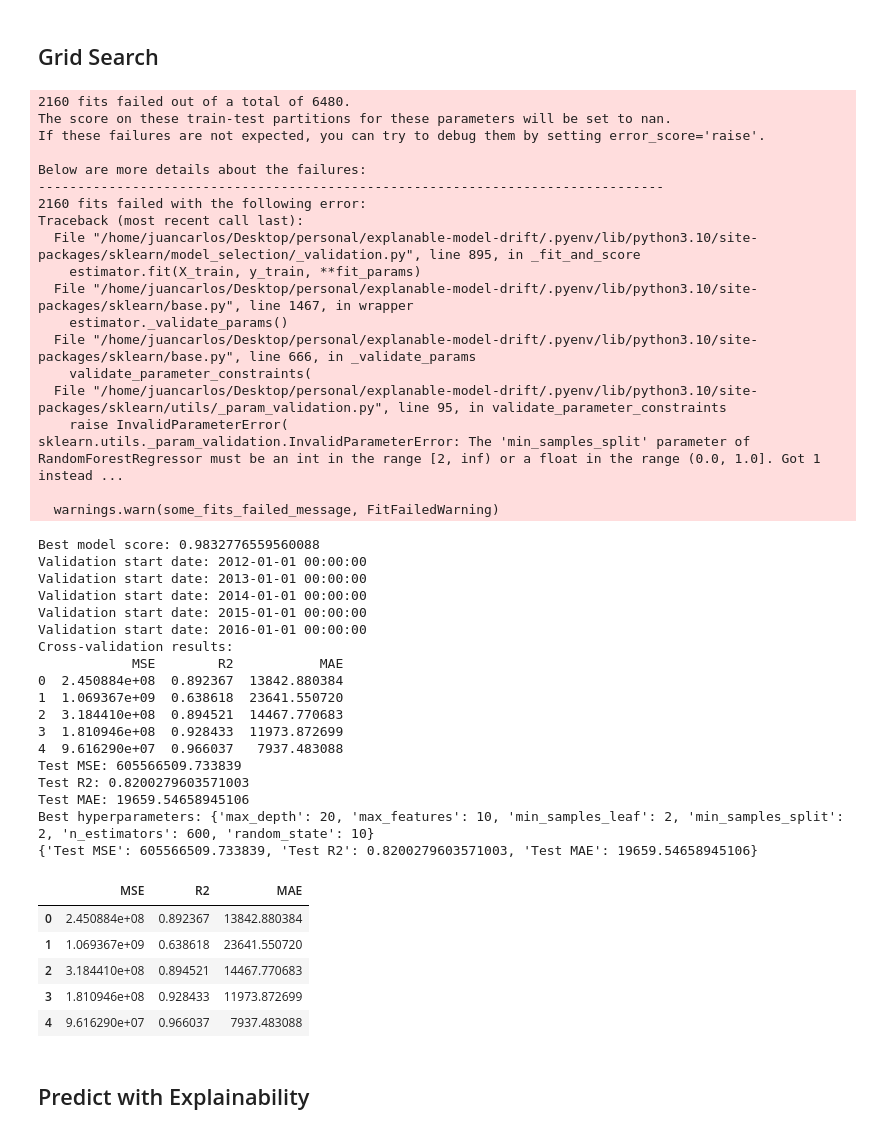
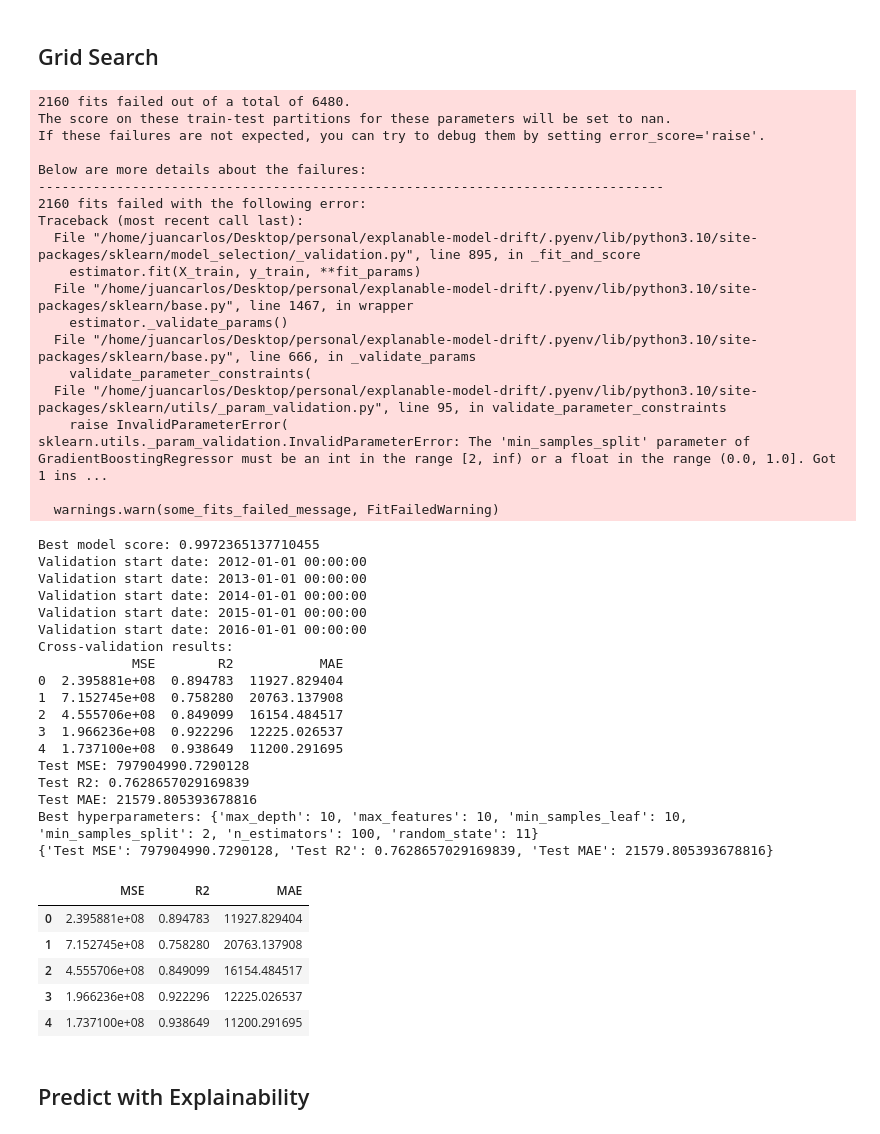
Before and after one commit to JCruiz15/explanable-model-drift, a Jupyter notebook: scripts/regression_tourism_final.ipynb, the cells around one changed output. Drawn from its saved outputs; the diff is of its cells as text; code cells hidden in the pictures.

```diff
--- a/scripts/regression_tourism_final.ipynb
+++ b/scripts/regression_tourism_final.ipynb
@@ -506,7 +506,7 @@ def rf_grid_search(
     tscv = TimeSeriesSplit(n_splits=n_splits, test_size=test_size)
 
     # Base model
-    rf_model = RandomForestRegressor()
+    rf_model = GradientBoostingRegressor()
 
     # Hyperparameter search with GridSearchCV
     gd_search = GridSearchCV(
@@ -586,57 +586,57 @@ param_distributions = {
     'max_depth': [10, 20, 30, 40, 50, None],
     'min_samples_split': [1, 2, 4],
     'min_samples_leaf': [2, 5, 10],
-    'random_state': [10]
+    'random_state': [11]
 }
 
 results_df, best_model, best_params, test_metrics = rf_grid_search(X_train, pd.Series(y_train), X_test, pd.Series(y_test), param_distributions)
 
 print(test_metrics)
 results_df
 # %% [output]
 2160 fits failed out of a total of 6480.
 The score on these train-test partitions for these parameters will be set to nan.
 If these failures are not expected, you can try to debug them by setting error_score='raise'.
 
 Below are more details about the failures:
 --------------------------------------------------------------------------------
 2160 fits failed with the following error:
 Traceback (most recent call last):
   File "/home/juancarlos/Desktop/personal/explanable-model-drift/.pyenv/lib/python3.10/site-packages/sklearn/model_selection/_validation.py", line 895, in _fit_and_score
     estimator.fit(X_train, y_train, **fit_params)
   File "/home/juancarlos/Desktop/personal/explanable-model-drift/.pyenv/lib/python3.10/site-packages/sklearn/base.py", line 1467, in wrapper
     estimator._validate_params()
   File "/home/juancarlos/Desktop/personal/explanable-model-drift/.pyenv/lib/python3.10/site-packages/sklearn/base.py", line 666, in _validate_params
     validate_parameter_constraints(
   File "/home/juancarlos/Desktop/personal/explanable-model-drift/.pyenv/lib/python3.10/site-packages/sklearn/utils/_param_validation.py", line 95, in validate_parameter_constraints
     raise InvalidParameterError(
-sklearn.utils._param_validation.InvalidParameterError: The 'min_samples_split' parameter of RandomForestRegressor must be an int in the range [2, inf) or a float in the range (0.0, 1.0]. Got 1 instead ...
+sklearn.utils._param_validation.InvalidParameterError: The 'min_samples_split' parameter of GradientBoostingRegressor must be an int in the range [2, inf) or a float in the range (0.0, 1.0]. Got 1 ins ...
 
   warnings.warn(some_fits_failed_message, FitFailedWarning)
-Best model score: 0.9832776559560088
+Best model score: 0.9972365137710455
 Validation start date: 2012-01-01 00:00:00
 Validation start date: 2013-01-01 00:00:00
 Validation start date: 2014-01-01 00:00:00
 Validation start date: 2015-01-01 00:00:00
 Validation start date: 2016-01-01 00:00:00
 Cross-validation results:
             MSE        R2           MAE
-0  2.450884e+08  0.892367  13842.880384
-1  1.069367e+09  0.638618  23641.550720
-2  3.184410e+08  0.894521  14467.770683
-3  1.810946e+08  0.928433  11973.872699
-4  9.616290e+07  0.966037   7937.483088
-Test MSE: 605566509.733839
-Test R2: 0.8200279603571003
-Test MAE: 19659.54658945106
-Best hyperparameters: {'max_depth': 20, 'max_features': 10, 'min_samples_leaf': 2, 'min_samples_split': 2, 'n_estimators': 600, 'random_state': 10}
-{'Test MSE': 605566509.733839, 'Test R2': 0.8200279603571003, 'Test MAE': 19659.54658945106}
+0  2.395881e+08  0.894783  11927.829404
+1  7.152745e+08  0.758280  20763.137908
+2  4.555706e+08  0.849099  16154.484517
+3  1.966236e+08  0.922296  12225.026537
+4  1.737100e+08  0.938649  11200.291695
+Test MSE: 797904990.7290128
+Test R2: 0.7628657029169839
+Test MAE: 21579.805393678816
+Best hyperparameters: {'max_depth': 10, 'max_features': 10, 'min_samples_leaf': 10, 'min_samples_split': 2, 'n_estimators': 100, 'random_state': 11}
+{'Test MSE': 797904990.7290128, 'Test R2': 0.7628657029169839, 'Test MAE': 21579.805393678816}
 |  | MSE | R2 | MAE |
-| 0 | 2.450884e+08 | 0.892367 | 13842.880384 |
-| 1 | 1.069367e+09 | 0.638618 | 23641.550720 |
-| 2 | 3.184410e+08 | 0.894521 | 14467.770683 |
-| 3 | 1.810946e+08 | 0.928433 | 11973.872699 |
-| 4 | 9.616290e+07 | 0.966037 | 7937.483088 |
+| 0 | 2.395881e+08 | 0.894783 | 11927.829404 |
+| 1 | 7.152745e+08 | 0.758280 | 20763.137908 |
+| 2 | 4.555706e+08 | 0.849099 | 16154.484517 |
+| 3 | 1.966236e+08 | 0.922296 | 12225.026537 |
+| 4 | 1.737100e+08 | 0.938649 | 11200.291695 |
 # %% [markdown]
 ## Predict with Explainability
 # %%
```
Also changed, not shown: parts of 13 cells of this notebook, 4 other files.
